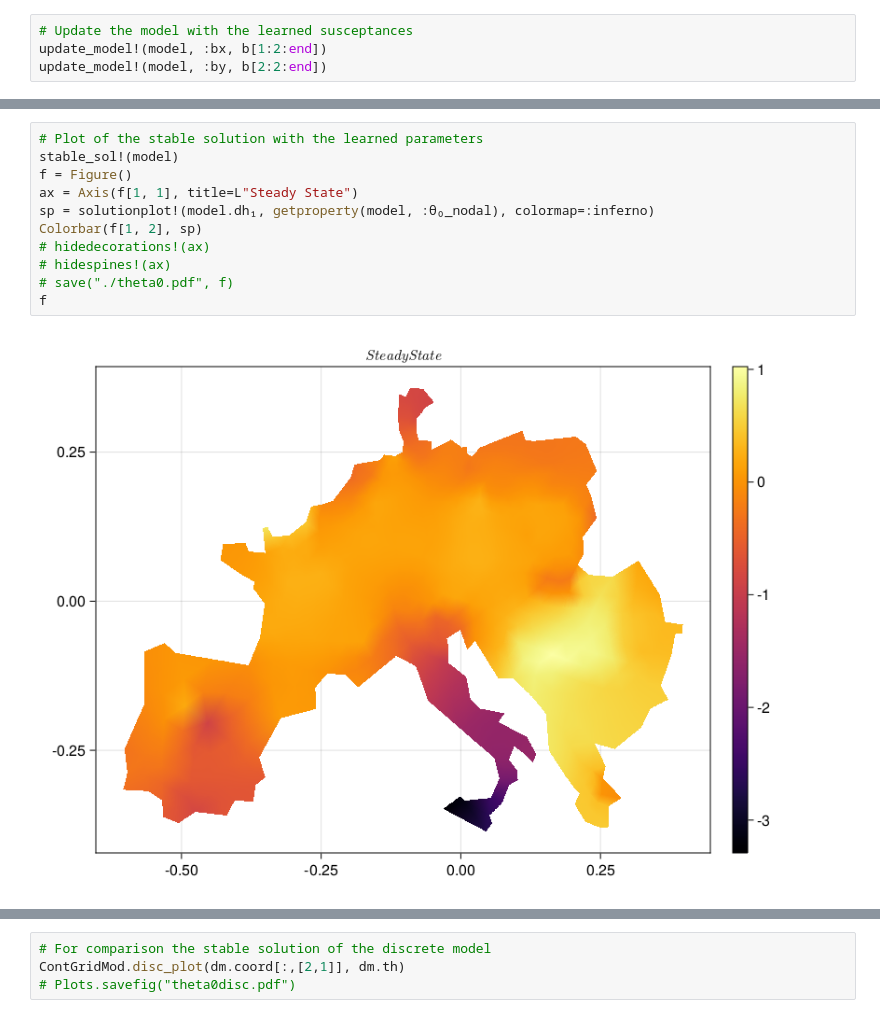
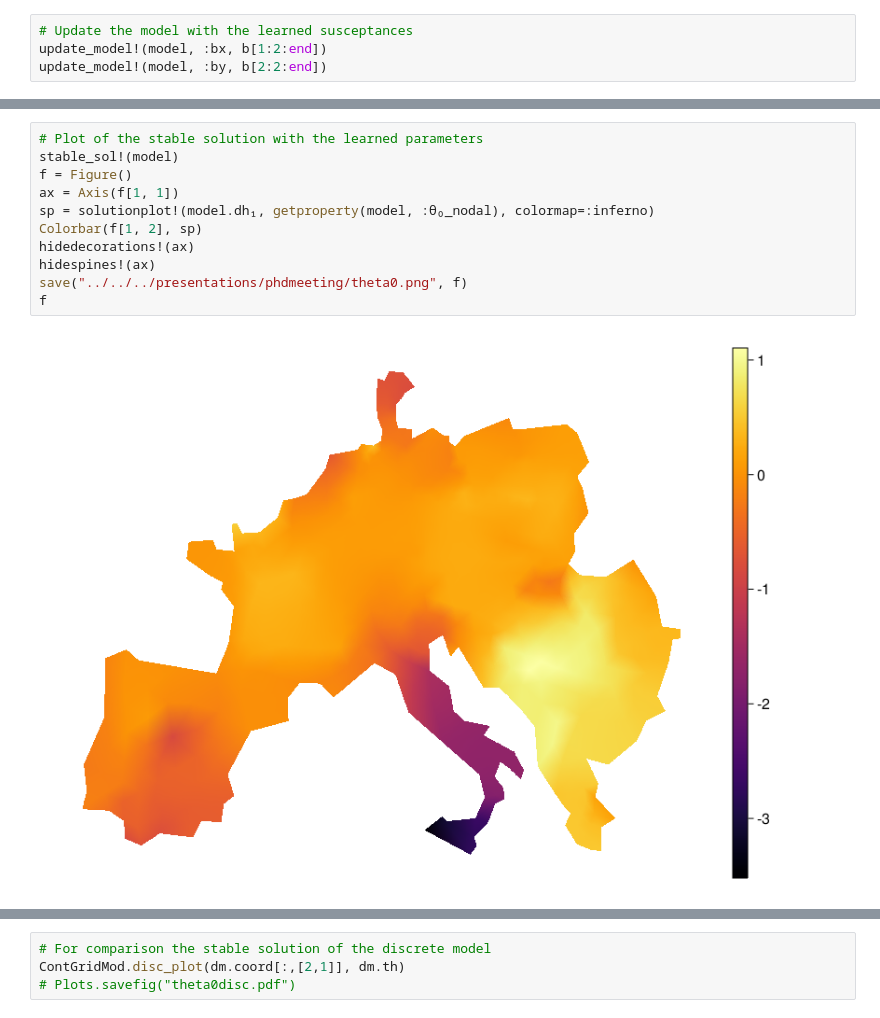
Before and after one commit to laurentpagnier/ContGridMod.jl, a Jupyter notebook: docs/Finite Elements.ipynb, the cells around one changed output, grey strips where cells are left out. Cells and saved outputs as stored; diff of their text form.

```diff
--- a/docs/Finite Elements.ipynb
+++ b/docs/Finite Elements.ipynb
@@ -281,13 +318,13 @@ f
 # %%
 # Plot of the stable solution with the learned parameters
 stable_sol!(model)
 f = Figure()
-ax = Axis(f[1, 1], title=L"Steady State")
+ax = Axis(f[1, 1])
 sp = solutionplot!(model.dh₁, getproperty(model, :θ₀_nodal), colormap=:inferno)
 Colorbar(f[1, 2], sp)
-# hidedecorations!(ax)
-# hidespines!(ax)
-# save("./theta0.pdf", f)
+hidedecorations!(ax)
+hidespines!(ax)
+save("../../../presentations/phdmeeting/theta0.png", f)
 f
 # %% [output]
-[figure, old version]
+[figure, new version]
```
Also changed, not shown: parts of 33 cells of this notebook, 4 other files.
